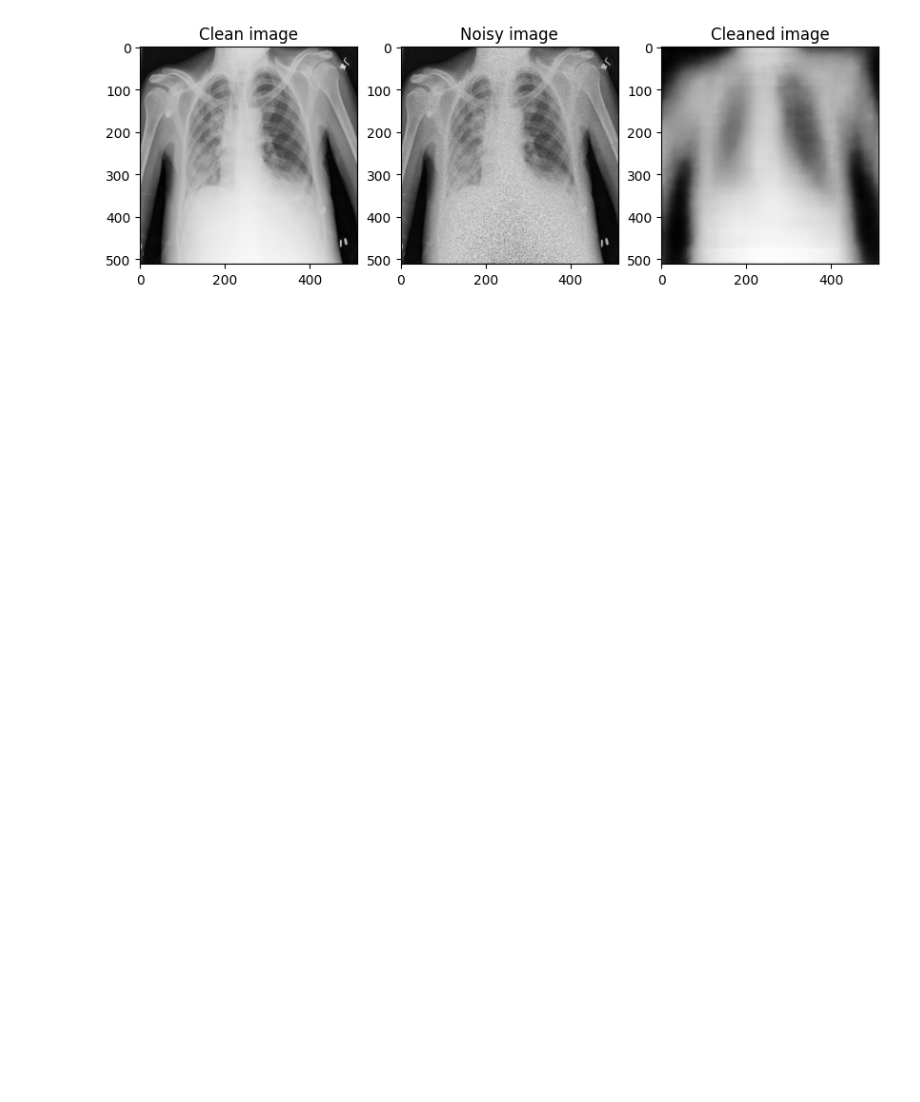
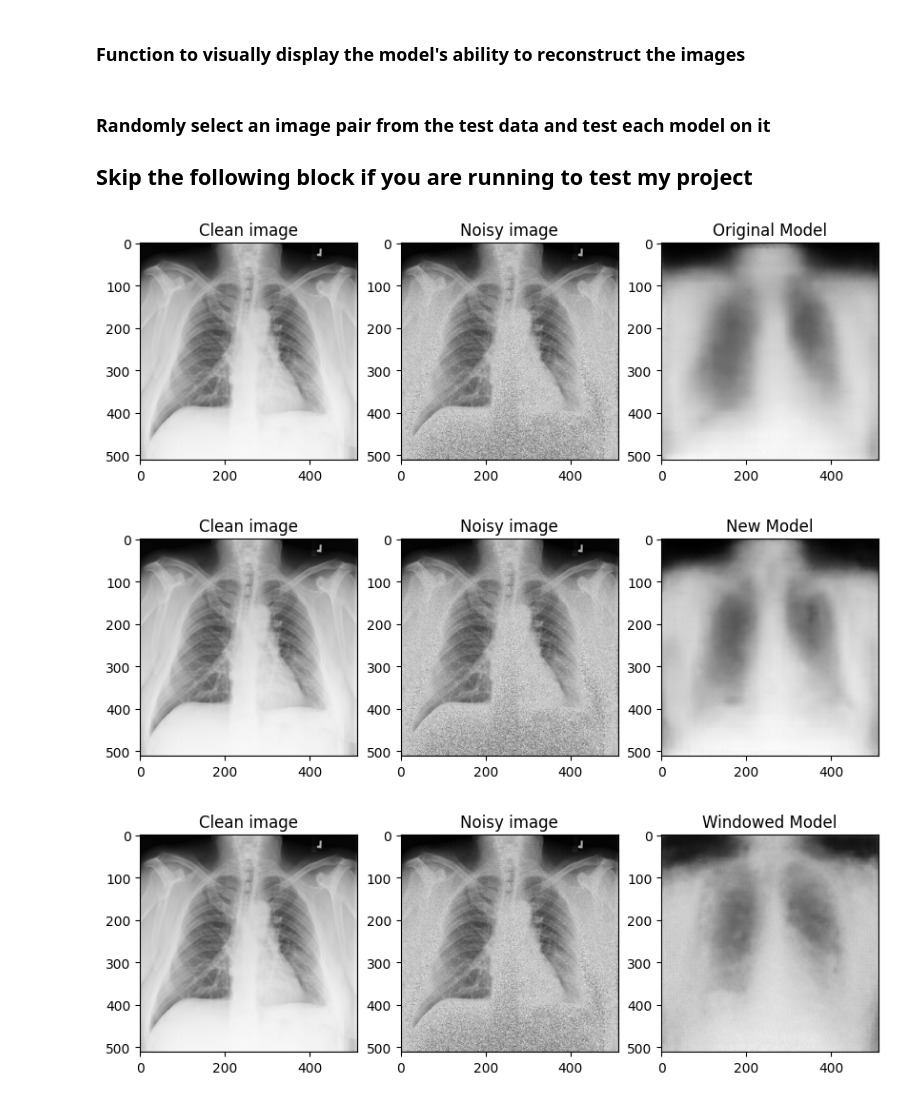
Before and after one commit to ryan-ohalloran/Quantum-Mottle-Denoising-Autoencoder, a Jupyter notebook: project/NeuralNetworksProject.ipynb, the cells around one changed output. Drawn from its saved outputs; the diff is of its cells as text; code cells hidden in the pictures; blank space fills up the shorter version.

Commit message:
update project for Part 4

```diff
--- a/project/NeuralNetworksProject.ipynb
+++ b/project/NeuralNetworksProject.ipynb
@@ -70,20 +189,20 @@ class Decoder(nn.Module):
 # %%
 # Define train, validation, and test sets
 training_files = sorted(os.listdir(TRAINING_PATH))
-training_files_midpoint = int(len(training_files)/4)
+training_files_midpoint = int(len(training_files)/8)
 train_data = [('noisy_'+file, file) for file in training_files[:training_files_midpoint]]
 
-print(len(train_data))
+print(f'Number of training pairs: \t{len(train_data)}')
 
 validation_files = sorted(os.listdir(VALIDATION_PATH))
-validation_files_midpoint = int(len(validation_files)/4)
+validation_files_midpoint = int(len(validation_files)/8)
 validation_data = [('noisy_'+file, file) for file in validation_files[:validation_files_midpoint]]
 
-print(len(validation_data))
+print(f'Number of validation pairs: \t{len(validation_data)}')
 
 test_files = sorted(os.listdir(TEST_PATH))
-test_files_midpoint = int(len(test_files)/4)
+test_files_midpoint = int(len(test_files)/8)
 test_data = [('noisy_'+file, file) for file in test_files[:test_files_midpoint]]
 
-print(len(test_data))
+print(f'Number of test pairs: \t\t{len(test_data)}')
 # %% [output]
@@ -130,0 +257,5 @@ my_best_model = "/content/drive/MyDrive/NeuralNetworks/best_model.pth"
+# %%
+# Define paths to my models
+my_best_model       = "/content/drive/MyDrive/NeuralNetworks/best_model.pth"
+new_best_model      = "/content/drive/MyDrive/NeuralNetworks/new_best_model.pth"
+window_best_model   = "/content/drive/MyDrive/NeuralNetworks/window_best_model.pth"
@@ -243,9 +421,10 @@ Test loss: 0.006
+# %% [markdown]
+### Function to visually display the model's ability to reconstruct the images
 # %%
-# Function to test out the model's ability to reconstruct the images
-def show_test_model(clean_image, noisy_image):
+def show_test_model(clean_image, noisy_image, selected_model, model_path, plot_title):
     # Load the model from the saved state dict
-    model.load_state_dict(torch.load(my_best_model))
-    model.eval()
+    selected_model.load_state_dict(torch.load(model_path), strict=False)
+    selected_model.eval()
 
     # Load the clean and noisy images from the filenames
     clean_image_data = Image.open(clean_image).convert('L')
@@ -256,7 +435,7 @@ def show_test_model(clean_image, noisy_image):
     noisy_image_tensor = data_transform(noisy_image_data).unsqueeze(0).to(device)
 
     # Run the noisy image through the model to get the cleaned image
-    cleaned_image_tensor = model(noisy_image_tensor)
+    cleaned_image_tensor = selected_model(noisy_image_tensor)
 
     # Convert the tensors to PIL images and display them
     clean_image_pil = transforms.ToPILImage()(clean_image_tensor.squeeze().cpu())
@@ -270,16 +449,27 @@ def show_test_model(clean_image, noisy_image):
     axs[1].imshow(noisy_image_pil, cmap='gray')
     axs[1].set_title('Noisy image')
     axs[2].imshow(cleaned_image_pil, cmap='gray')
-    axs[2].set_title('Cleaned image')
+    axs[2].set_title(plot_title)
+
     plt.show()
+# %% [markdown]
+### Randomly select an image pair from the test data and test each model on it
+## **Skip the following block if you are running to test my project**
 # %%
 # Show examples of how well the model denoises test data
-
 test_data_len = len(test_data)
 rand_idx = random.randint(0, test_data_len-1)
 noisy_image, clean_image = test_data[rand_idx]
 noisy_path = os.path.join(TEST_PATH, noisy_image)
 clean_path = os.path.join(TEST_PATH, clean_image)
-show_test_model(clean_image=clean_path, noisy_image=noisy_path)
+
+# Show original model's result
+show_test_model(clean_image=clean_path, noisy_image=noisy_path, selected_model=model, model_path=my_best_model, plot_title='Original Model')
+# Show updated model's result
+show_test_model(clean_image=clean_path, noisy_image=noisy_path, selected_model=new_model, model_path=new_best_model, plot_title='New Model')
+# Show windowed model's result
+show_test_model(clean_image=clean_path, noisy_image=noisy_path, selected_model=window_model, model_path=window_best_model, plot_title='Windowed Model')
 # %% [output]
-[figure, old version]
+[figure, new version]
+[figure, added]
+[figure, added]
```
Also changed, not shown: parts of 28 cells of this notebook.
